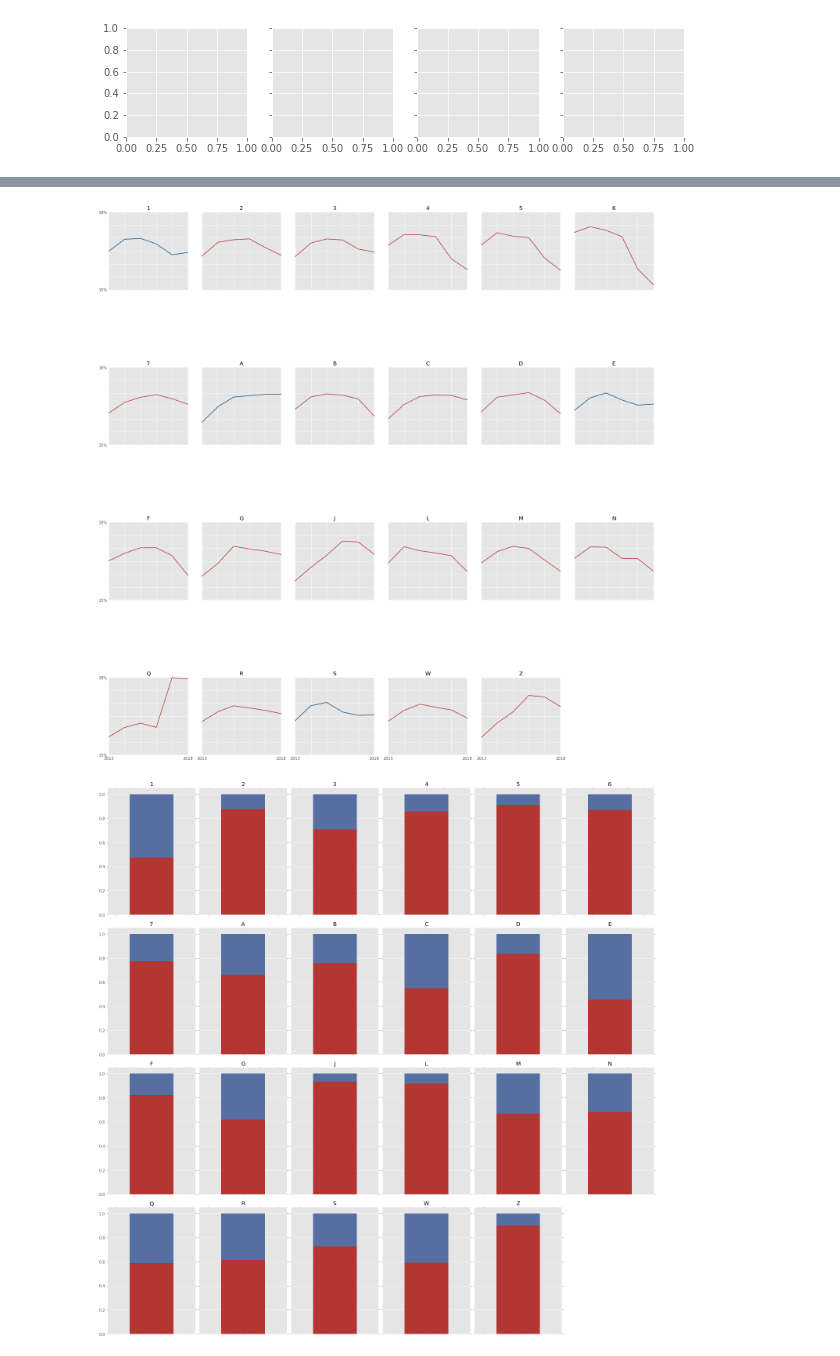
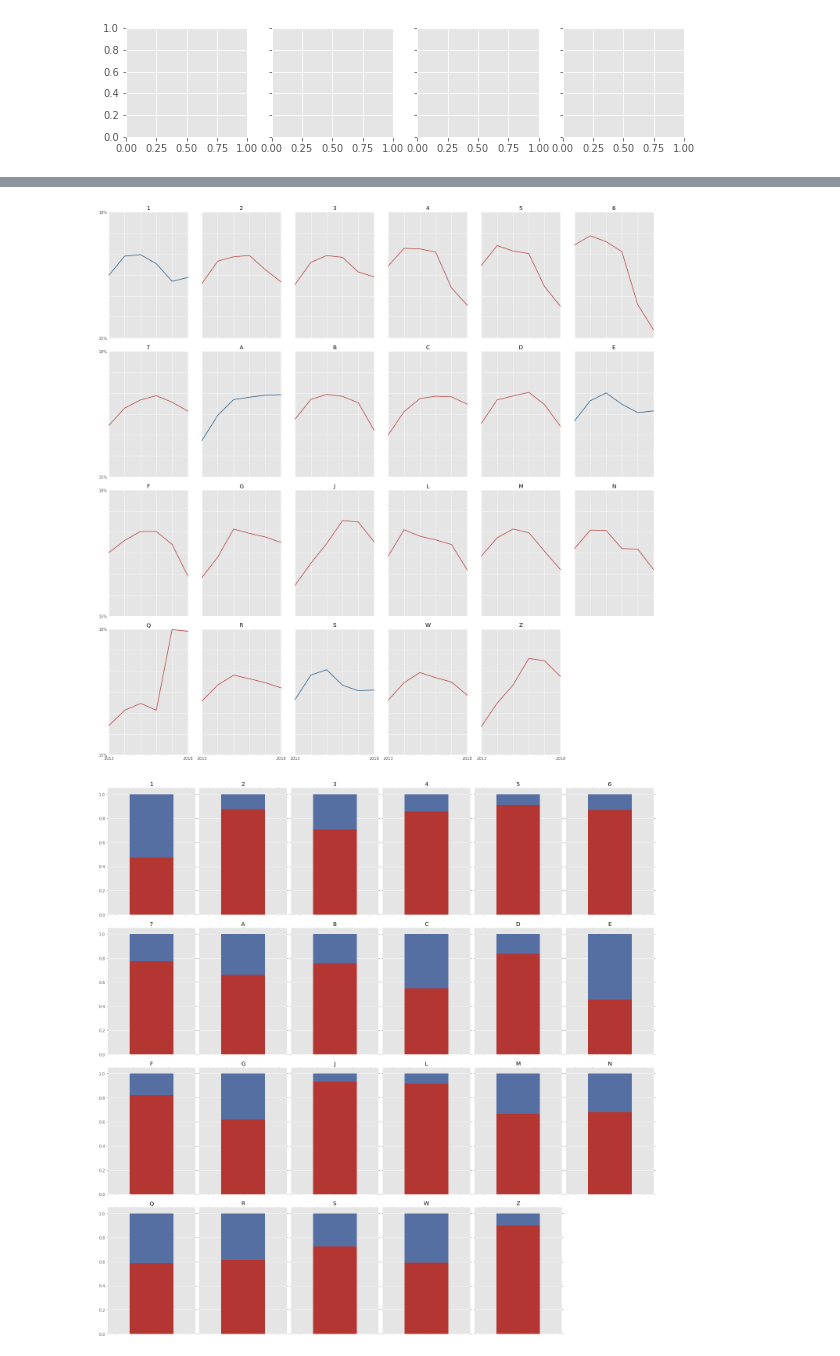
Before and after one commit to sawyerclick/portfolio, a Jupyter notebook: project/subway-ridership/Ridership scraper.ipynb, the cells around one changed output, grey strips where cells are left out. Saved outputs shown, nothing was run; the diff lists cells and outputs as text; code cells hidden in the pictures.

```diff
--- a/project/subway-ridership/Ridership scraper.ipynb
+++ b/project/subway-ridership/Ridership scraper.ipynb
@@ -548,19 +484,21 @@ df[df['17-18 change'] == -3536992.0]
 # %%
+# group the lines and create a new df
+
 lines = ['1','2','3','4','5','6','7','A','B','C','D','E','F','G','J','L','M','N','Q','R','S','W','Z']
 lines_df = []
 for line in lines:
     line_one = df[df.lines.str.contains(line)]
 
-    total = {}
-    total['line'] = line
-    total['13-14'] = ((line_one['2013'].sum() - line_one['2014'].sum())/line_one['2013'].sum()) * -100
-    total['14-15'] = ((line_one['2014'].sum() - line_one['2015'].sum())/line_one['2014'].sum()) * -100
-    total['15-16'] = ((line_one['2015'].sum() - line_one['2016'].sum())/line_one['2015'].sum()) * -100
-    total['16-17'] = ((line_one['2016'].sum() - line_one['2017'].sum())/line_one['2016'].sum()) * -100
-    total['17-18'] = ((line_one['2017'].sum() - line_one['2018'].sum())/line_one['2017'].sum()) * -100
-#     total['years'] = ['13-14','14-15','15-16','16-17','17-18']
-
-    lines_df.append(total)
+    count = 13
+    for year in range(0,5):
+        total = {}
+        total['line'] = line
+        new = line_one[f"20{count + 1}"].sum()
+        old = (line_one[f"20{count}"].sum())
+        total['riders'] = ((new - old) / old) * 100
+        total['years'] = f"{count}-{count+1}"
+        lines_df.append(total)
+        count = count + 1
 
 lines_df = pd.DataFrame(lines_df)
-lines_df.head()
+lines_df[lines_df.line == '1'].riders[-1:] > 0
@@ -574,3 +504,0 @@ lines_df.head()
-# %%
-for line in ordered_positive:
-    print(lines_df[lines_df['line'] == line])
@@ -586,14 +548,12 @@ for line in ordered_positive:
 # %%
-years = ['13-14','14-15','15-16','16-17','17-18']
-
 positive = lines_df[lines_df['17-18'] > 0]
-ordered_positive = positive.sort_values('17-18',ascending=False)['line'].astype(str)
+# ordered_positive = positive.sort_values('17-18',ascending=False)['line'].astype(str)
 grouped = lines_df.groupby("line")
 
 fig, axes = plt.subplots(nrows=2, ncols=4, sharex=True, sharey=True, figsize=(10,4))
 axes_list = [item for sublist in axes for item in sublist]
 
-for line in ordered_positive:
+for line in positive:
     ax = axes_list.pop(0)
     lines_df[lines_df['line'] == line].plot(ax=ax, legend=False)
     ax.set_title(line)
@@ -612,10 +572,10 @@ for line in ordered_positive:
     ax.spines['top'].set_visible(False)
     ax.spines['right'].set_visible(False)
 
-    plt.show()
+plt.show()
 # positive.plot()
 
-# for ax in axes_list:
-#     ax.remove()
+for ax in axes_list:
+    ax.remove()
 # plt.tight_layout()
 # %% [output]
@@ -693,36 +663,37 @@ for line in lines:
     total['percentage'] = total.apply(get_percentage, axis=1)
 
     ax = total.plot(kind='line', x='year',y='percentage', ax=ax, title=line, legend=False, clip_on=False, color=color)
 
     ax.tick_params(
         which='both',
         bottom='off',
         left='off',
         right='off',
         top='off'
     )
     ax.spines['left'].set_visible(False)
     ax.spines['top'].set_visible(False)
     ax.spines['right'].set_visible(False)
     ax.tick_params(axis=u'both', which=u'both',length=0)
     ax.set_ylim(.15,.18)
     ax.set_xticklabels(['2013','','','','','2018'])
     ax.set_yticklabels(['15%','','','','','','18%'])
     ax.set_ylabel('')
     ax.set_xlabel('')
 
 #     ax.set_ylim[total.riders.min()-100, total.riders.max()+100]
 
 # Now use the matplotlib .remove() method to
 # delete anything we didn't use
 for ax in axes_list:
     ax.remove()
 plt.tight_layout()
 
-plt.subplots_adjust(hspace=1)
-plt.savefig("img/all_lines_ridership.pdf")
+
+# plt.subplots_adjust(hspace=1)
+# plt.savefig("img/all_lines_ridership.pdf")
 # %% [output]
-[figure, old version]
+[figure, new version]
 # %%
 lines = ['1','2','3','4','5','6','7','A','B','C','D','E','F','G','J','L','M','N','Q','R','S','W','Z']
 
```
Also changed, not shown: parts of 13 cells of this notebook, 7 other files.
